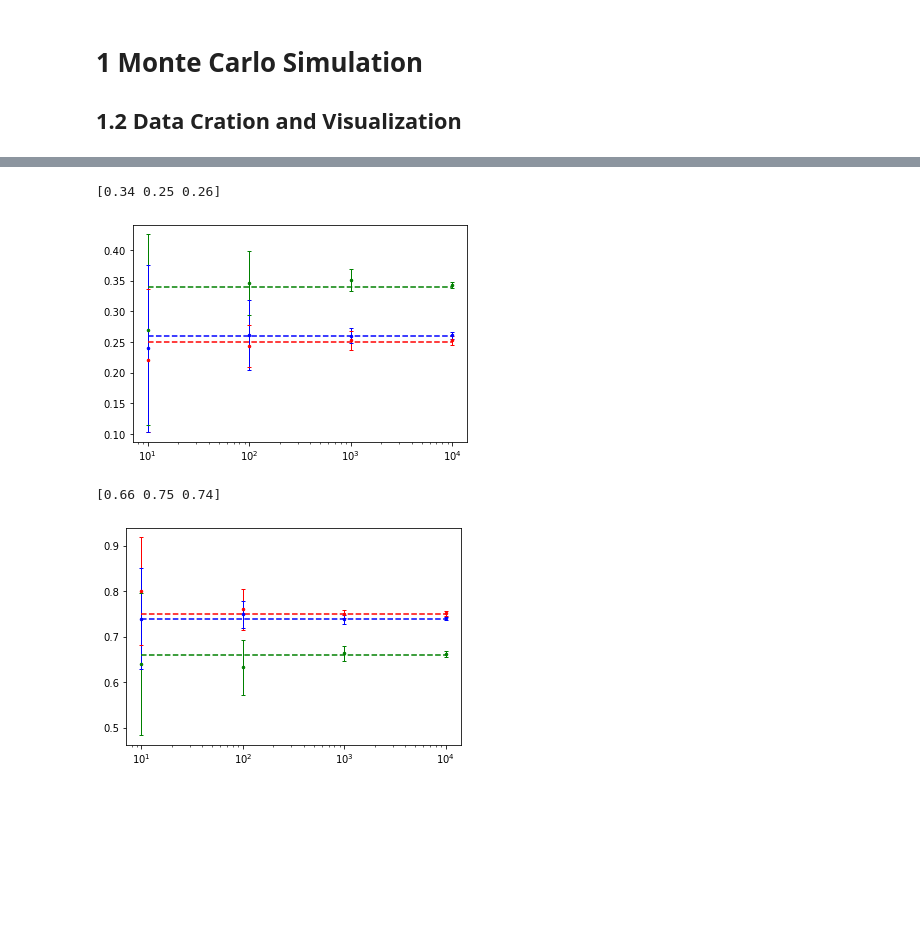
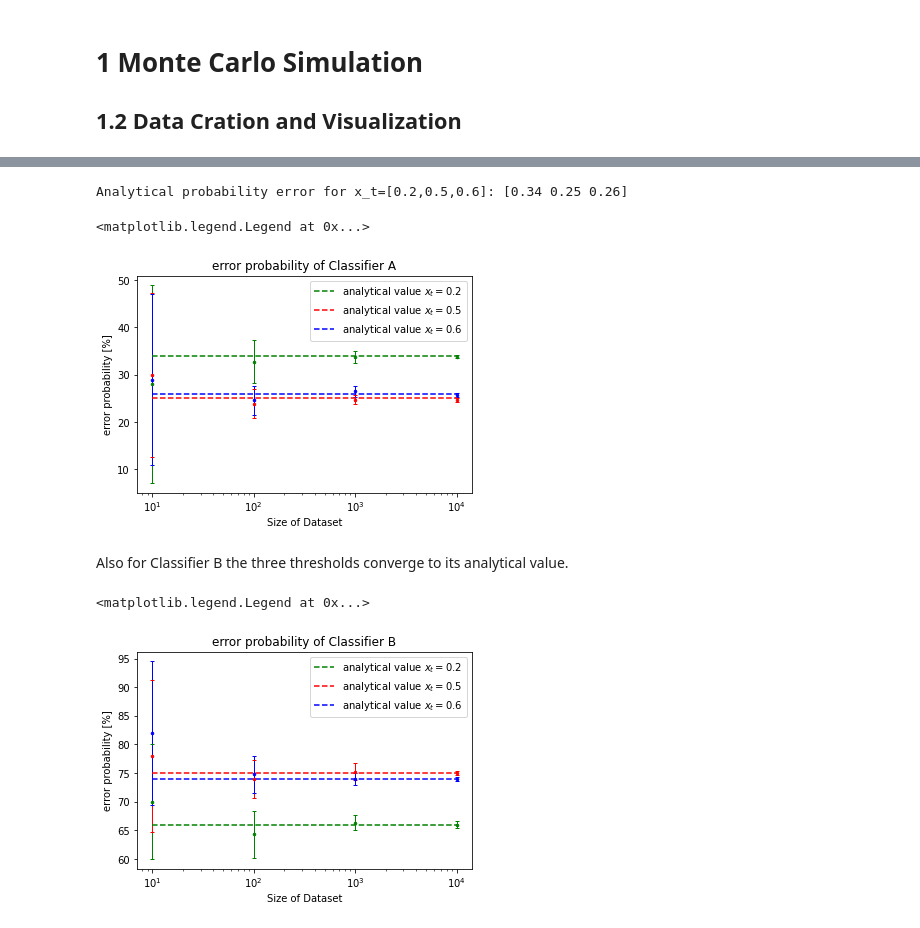
Before and after one commit to Spektralzerleger/FML, a Jupyter notebook: Exercise1/monte-carlo2.ipynb, the cells around one changed output, grey strips where cells are left out. Cells and saved outputs as stored; diff of their text form; code cells hidden in the pictures; blank space fills up the shorter version.

```diff
--- a/Exercise1/monte-carlo2.ipynb
+++ b/Exercise1/monte-carlo2.ipynb
@@ -102,7 +104,13 @@ print(error_res_B)
 # %%
+#Calculate Mean value and standard deviation
+
 mean_std_A = np.zeros((len(M),len(thresh),2))
 mean_std_B = np.zeros((len(M),len(thresh),2))
+
+#run overall dataset sizes
 for i in range(len(M)):
+    #run over all threshholds
     for j in range(len(thresh)):
-        mean_std_A[i,j] = [np.mean(error_res_A[i,j]),np.std(error_res_A[i,j])]
-        mean_std_B[i,j] = [np.mean(error_res_B[i,j]),np.std(error_res_B[i,j])]
+        #calculate mean and standard deviation
+        mean_std_A[i,j] = np.array([np.mean(error_res_A[i,j]),np.std(error_res_A[i,j])])*100
+        mean_std_B[i,j] = np.array([np.mean(error_res_B[i,j]),np.std(error_res_B[i,j])])*100
@@ -109,26 +123,39 @@ for i in range(len(M)):
 # %%
-print(calc_error_analytic_A(thresh))
+print("Analytical probability error for x_t=[0.2,0.5,0.6]:",calc_error_analytic_A(thresh))
 
+#plot the Error probability of different threshold parameters against the dataset size
 plt.errorbar(M,mean_std_A[:,0,0],yerr=mean_std_A[:,0,1],fmt=".",color="g",elinewidth=1, capsize=2, capthick=1, markersize=5)
 plt.errorbar(M,mean_std_A[:,1,0],yerr=mean_std_A[:,1,1],fmt=".",color="r",elinewidth=1, capsize=2, capthick=1, markersize=5)
 plt.errorbar(M,mean_std_A[:,2,0],yerr=mean_std_A[:,2,1],fmt=".",color="b",elinewidth=1, capsize=2, capthick=1, markersize=5)
-plt.plot([10,10000],[0.34,0.34],"--",color="g")
-plt.plot([10,10000],[0.25,0.25],"--",color="r")
-plt.plot([10,10000],[0.26,0.26],"--",color="b")
+
+#analytical result
+plt.plot([10,10000],[34,34],"--",color="g", label="analytical value $x_t = 0.2$")
+plt.plot([10,10000],[25,25],"--",color="r", label="analytical value $x_t = 0.5$")
+plt.plot([10,10000],[26,26],"--",color="b", label="analytical value $x_t = 0.6$")
+
 plt.xscale("log")
+plt.ylabel("error probability [%]")
+plt.xlabel("Size of Dataset")
+plt.title("error probability of Classifier A")
+plt.legend()
 # %% [output]
-[0.34 0.25 0.26]
+Analytical probability error for x_t=[0.2,0.5,0.6]: [0.34 0.25 0.26]
+<matplotlib.legend.Legend at 0x...>
-[figure, old version]
+[figure, new version]
+# %% [markdown]
+Also for Classifier B the three thresholds converge to its analytical value.
 # %%
-print(calc_error_analytic_B(thresh))
-
 plt.errorbar(M,mean_std_B[:,0,0],yerr=mean_std_B[:,0,1],fmt=".",color="g",elinewidth=1, capsize=2, capthick=1, markersize=5)
 plt.errorbar(M,mean_std_B[:,1,0],yerr=mean_std_B[:,1,1],fmt=".",color="r",elinewidth=1, capsize=2, capthick=1, markersize=5)
 plt.errorbar(M,mean_std_B[:,2,0],yerr=mean_std_B[:,2,1],fmt=".",color="b",elinewidth=1, capsize=2, capthick=1, markersize=5)
-plt.plot([10,10000],[0.66,0.66],"--",color="g")
-plt.plot([10,10000],[0.75,0.75],"--",color="r")
-plt.plot([10,10000],[0.74,0.74],"--",color="b")
+plt.plot([10,10000],[66,66],"--",color="g", label="analytical value $x_t = 0.2$")
+plt.plot([10,10000],[75,75],"--",color="r", label="analytical value $x_t = 0.5$")
+plt.plot([10,10000],[74,74],"--",color="b", label="analytical value $x_t = 0.6$")
 plt.xscale("log")
+plt.ylabel("error probability [%]")
+plt.xlabel("Size of Dataset")
+plt.title("error probability of Classifier B")
+plt.legend()
 # %% [output]
-[0.66 0.75 0.74]
+<matplotlib.legend.Legend at 0x...>
-[figure, old version]
+[figure, new version]
```
Also changed, not shown: parts of 7 cells of this notebook.
